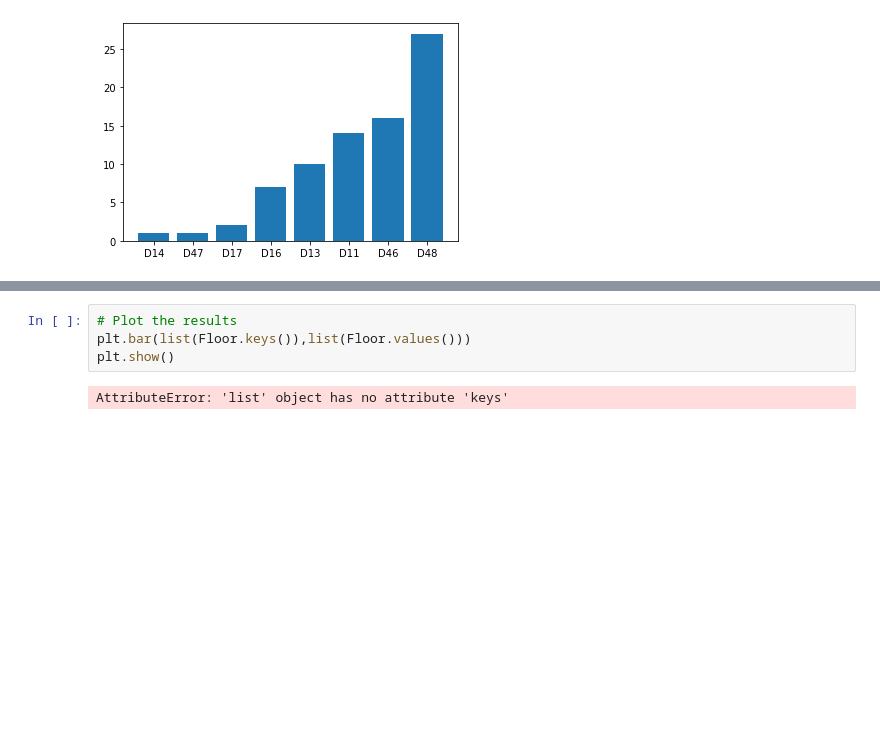
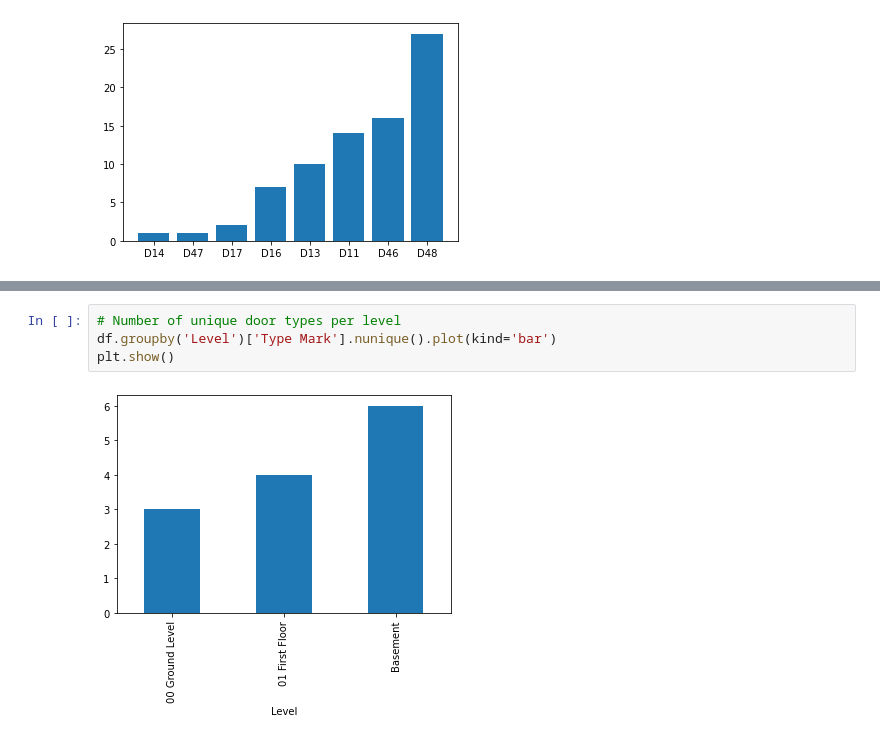
Before and after one commit to sharanyhakarthikeyan/vscode_python_practice, a Jupyter notebook: analysis2.ipynb, the cells around one changed output, grey strips where cells are left out. Saved outputs shown, nothing was run; the diff lists cells and outputs as text; blank space fills up the shorter version.

Commit message:
added codes for visual

```diff
--- a/analysis2.ipynb
+++ b/analysis2.ipynb
@@ -198,6 +199,6 @@ plt.show()
-# %%
-# Plot the results
-plt.bar(list(Floor.keys()),list(Floor.values()))
-plt.show()
-# %% [output]
-AttributeError: 'list' object has no attribute 'keys'
+# %%
+# Number of unique door types per level
+df.groupby('Level')['Type Mark'].nunique().plot(kind='bar')
+plt.show()
+# %% [output]
+[figure, added]
```
Also changed, not shown: parts of 5 cells of this notebook, 2 other files.
